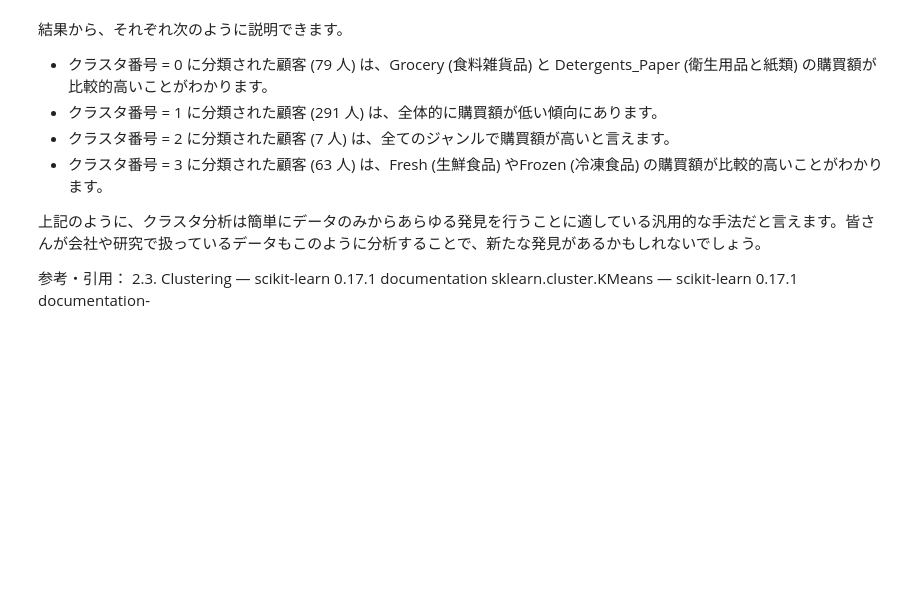
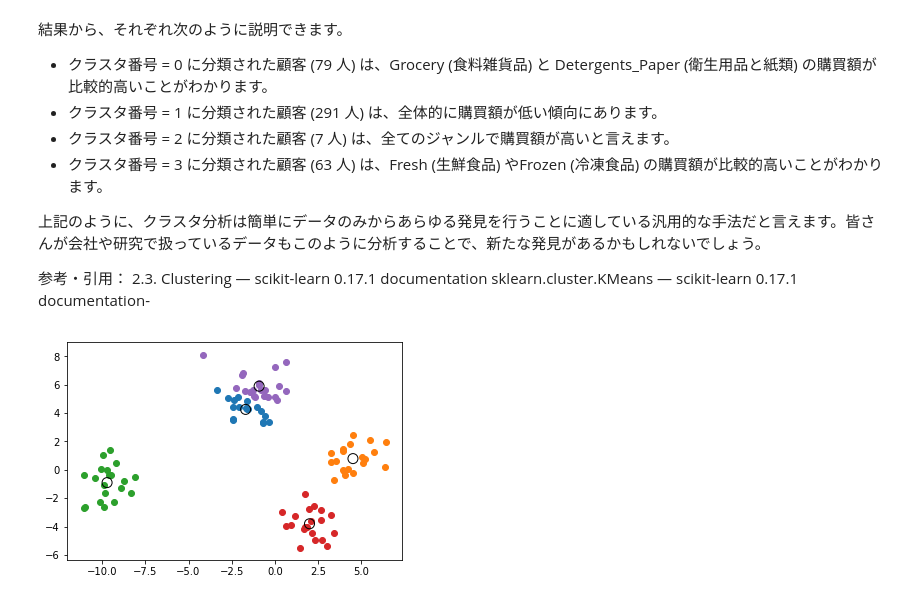
Before and after one commit to tadasi12/dev, a Jupyter notebook: prj/K-means_scikit-learn.ipynb, the cells around one changed output. Cells and saved outputs as stored; diff of their text form; code cells hidden in the pictures; blank space fills up the shorter version.

```diff
--- a/prj/K-means_scikit-learn.ipynb
+++ b/prj/K-means_scikit-learn.ipynb
@@ -263,3 +263,41 @@ my_plot.set_xticklabels(my_plot.xaxis.get_majorticklabels(), rotation=0)
 参考・引用：
 2.3. Clustering — scikit-learn 0.17.1 documentation
 sklearn.cluster.KMeans — scikit-learn 0.17.1 documentation-
+# %%
+from matplotlib import pyplot as plt
+from sklearn import datasets
+from sklearn.cluster import KMeans
+
+def main():
+    # クラスタ数
+    N_CLUSTERS = 5
+
+    # Blob データを生成する
+    dataset = datasets.make_blobs(centers=N_CLUSTERS)
+
+    # 特徴データ
+    features = dataset[0]
+    # 正解ラベルは使わない
+    targets = dataset[1]
+
+    # クラスタリングする
+    cls = KMeans(n_clusters=N_CLUSTERS)
+    pred = cls.fit_predict(features)
+
+    # 各要素をラベルごとに色付けして表示する
+    for i in range(N_CLUSTERS):
+        labels = features[pred == i]
+        plt.scatter(labels[:, 0], labels[:, 1])
+
+    # クラスタのセントロイド (重心) を描く
+    centers = cls.cluster_centers_
+    plt.scatter(centers[:, 0], centers[:, 1], s=100,
+                facecolors='none', edgecolors='black')
+
+    plt.show()
+
+
+if __name__ == '__main__':
+    main()
+# %% [output]
+[figure, added]
```
